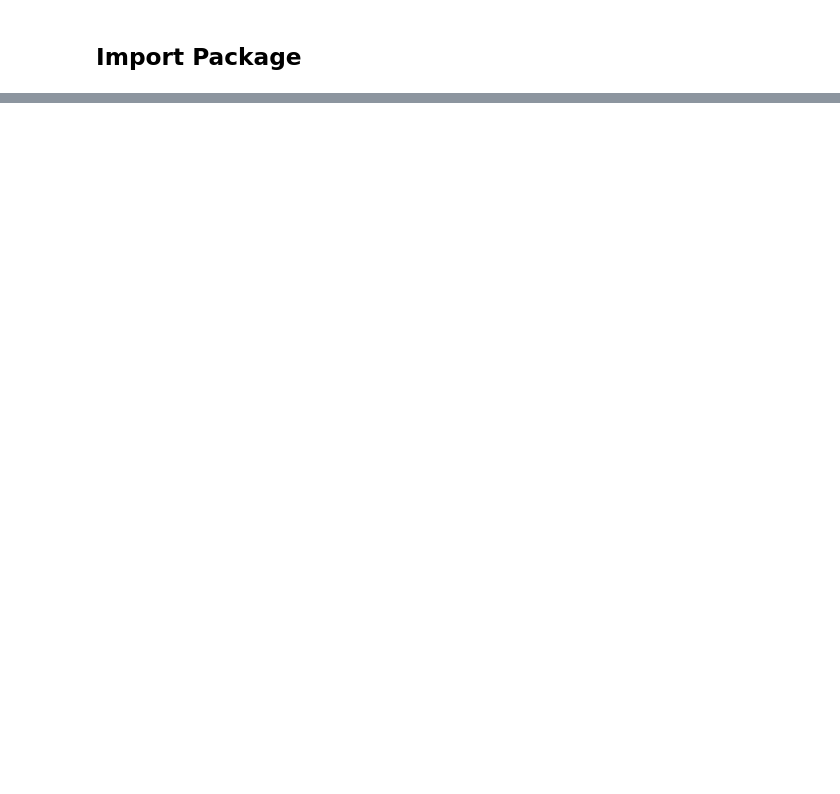
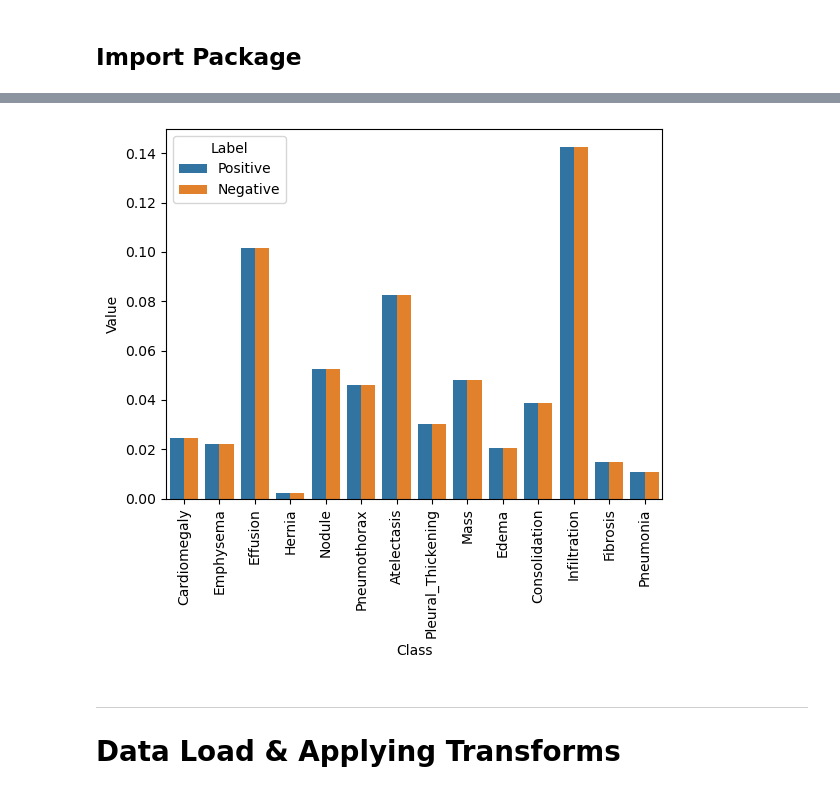
Before and after one commit to HongYongGi/x-ray-classification, a Jupyter notebook: N01_data_analysis.ipynb, the cells around one changed output, grey strips where cells are left out. Drawn from its saved outputs; the diff is of its cells as text; code cells hidden in the pictures; blank space fills up the shorter version.

```diff
--- a/N01_data_analysis.ipynb
+++ b/N01_data_analysis.ipynb
@@ -67,0 +176,2 @@ data.iloc[:,1:].sum().plot.barh()
+# %%
+freq_pos,freq_neg = compute_class_freqs(data.iloc[:,1:])
@@ -67,0 +186,17 @@ data.iloc[:,1:].sum().plot.barh()
+# %%
+pos_weights = freq_neg
+neg_weights = freq_pos
+pos_contribution = freq_pos * pos_weights
+neg_contribution = freq_neg * neg_weights
+# %%
+df = pd.DataFrame({"Class": pathology_list, "Label": "Positive", "Value": pos_contribution})
+df_neg = pd.DataFrame([{"Class": pathology_list[l], "Label": "Negative", "Value": v} for l, v in enumerate(neg_contribution)])
+df = pd.concat([df, df_neg], ignore_index=True)
+
+plt.xticks(rotation=90)
+f = sns.barplot(x="Class", y="Value", hue="Label" ,data=df)
+# %% [output]
+[figure, added]
+# %% [markdown]
+---
+# Data Load & Applying Transforms
```
Also changed, not shown: parts of 53 cells of this notebook.
